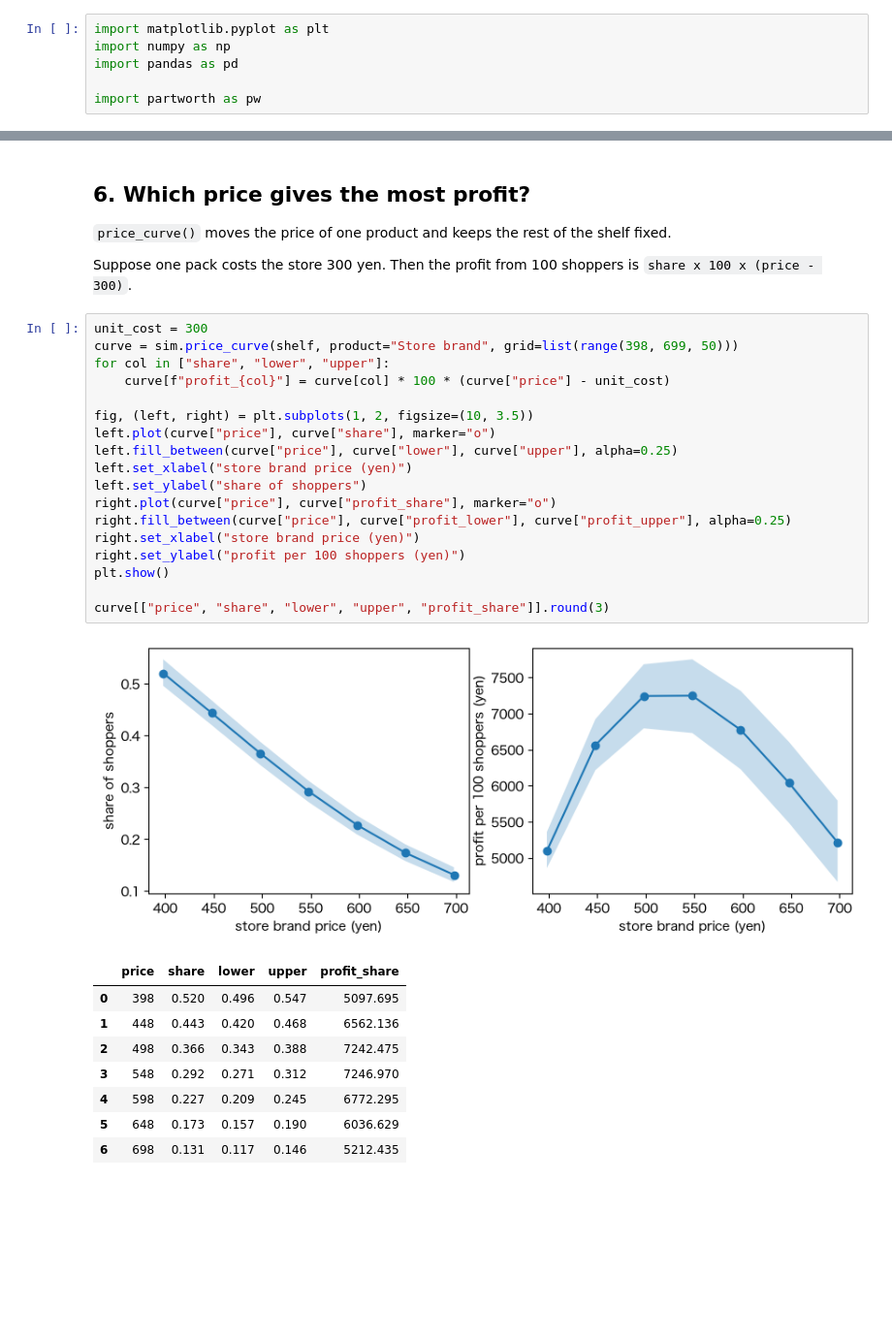
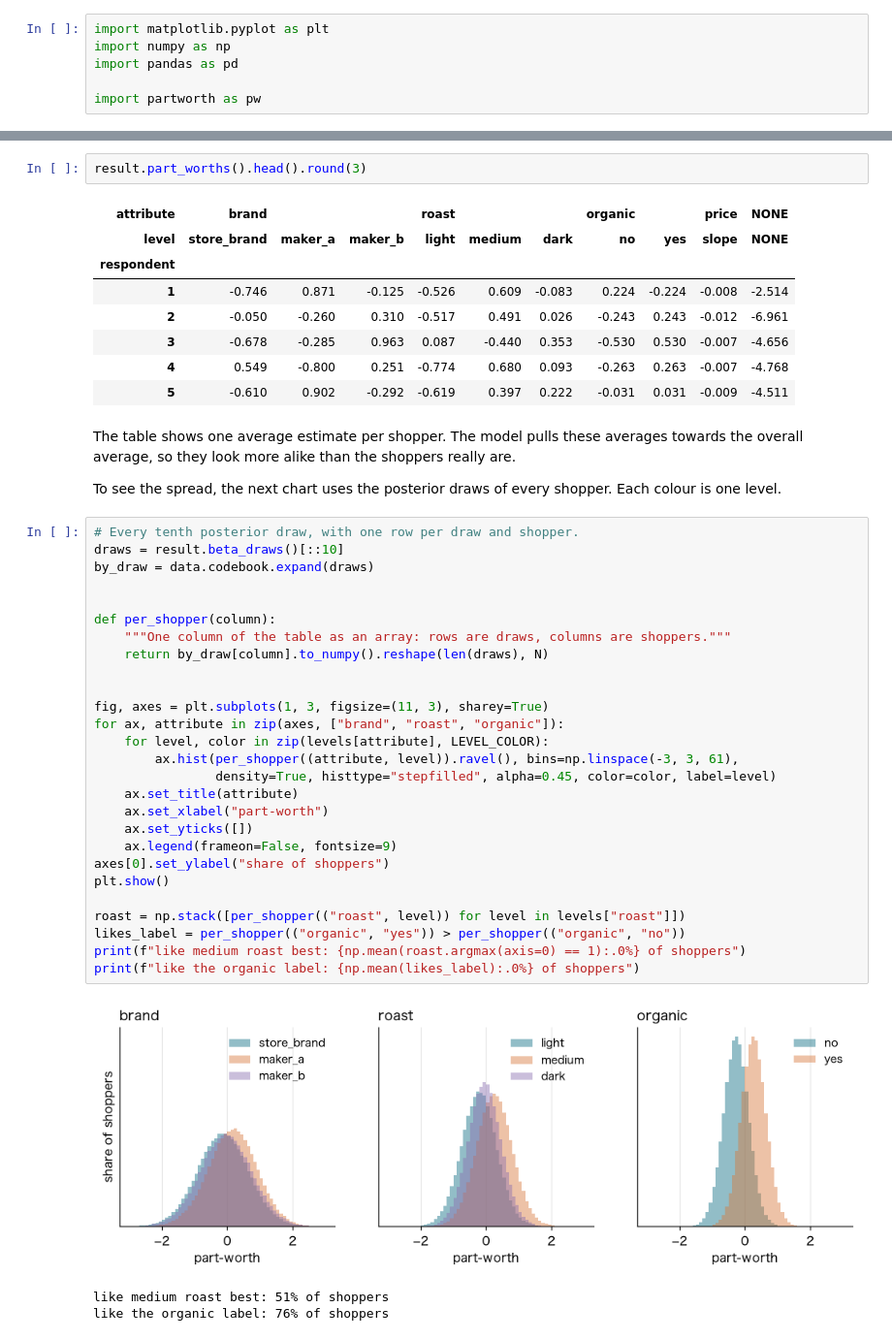
Before and after one commit to kojikojikojikoji/partworth, a Jupyter notebook: examples/retail_survey.ipynb, the cells around one changed output, grey strips where cells are left out. Shown at 97% size. Cells and saved outputs as stored; diff of their text form; blank space fills up the shorter version.

```diff
--- a/examples/retail_survey.ipynb
+++ b/examples/retail_survey.ipynb
@@ -260,36 +267,49 @@ depend on things the survey does not cover, such as shelf position, stock and pr
+# %%
+result.part_worths().head().round(3)
+# %% [output]
+| attribute | brand |  |  | roast |  |  | organic |  | price | NONE |
+| level | store_brand | maker_a | maker_b | light | medium | dark | no | yes | slope | NONE |
+| respondent |  |  |  |  |  |  |  |  |  |  |
+| 1 | -0.746 | 0.871 | -0.125 | -0.526 | 0.609 | -0.083 | 0.224 | -0.224 | -0.008 | -2.514 |
+| 2 | -0.050 | -0.260 | 0.310 | -0.517 | 0.491 | 0.026 | -0.243 | 0.243 | -0.012 | -6.961 |
+| 3 | -0.678 | -0.285 | 0.963 | 0.087 | -0.440 | 0.353 | -0.530 | 0.530 | -0.007 | -4.656 |
+| 4 | 0.549 | -0.800 | 0.251 | -0.774 | 0.680 | 0.093 | -0.263 | 0.263 | -0.007 | -4.768 |
+| 5 | -0.610 | 0.902 | -0.292 | -0.619 | 0.397 | 0.222 | -0.031 | 0.031 | -0.009 | -4.511 |
 # %% [markdown]
-## 6. Which price gives the most profit?
+The table shows one average estimate per shopper. The model pulls these averages towards
+the overall average, so they look more alike than the shoppers really are.
 
-`price_curve()` moves the price of one product and keeps the rest of the shelf fixed.
-
-Suppose one pack costs the store 300 yen. Then the profit from 100 shoppers is
-`share x 100 x (price - 300)`.
+To see the spread, the next chart uses the posterior draws of every shopper. Each colour
+is one level.
 # %%
-unit_cost = 300
-curve = sim.price_curve(shelf, product="Store brand", grid=list(range(398, 699, 50)))
-for col in ["share", "lower", "upper"]:
-    curve[f"profit_{col}"] = curve[col] * 100 * (curve["price"] - unit_cost)
+# Every tenth posterior draw, with one row per draw and shopper.
+draws = result.beta_draws()[::10]
+by_draw = data.codebook.expand(draws)
 
-fig, (left, right) = plt.subplots(1, 2, figsize=(10, 3.5))
-left.plot(curve["price"], curve["share"], marker="o")
-left.fill_between(curve["price"], curve["lower"], curve["upper"], alpha=0.25)
-left.set_xlabel("store brand price (yen)")
-left.set_ylabel("share of shoppers")
-right.plot(curve["price"], curve["profit_share"], marker="o")
-right.fill_between(curve["price"], curve["profit_lower"], curve["profit_upper"], alpha=0.25)
-right.set_xlabel("store brand price (yen)")
-right.set_ylabel("profit per 100 shoppers (yen)")
+
+def per_shopper(column):
+    """One column of the table as an array: rows are draws, columns are shoppers."""
+    return by_draw[column].to_numpy().reshape(len(draws), N)
+
+
+fig, axes = plt.subplots(1, 3, figsize=(11, 3), sharey=True)
+for ax, attribute in zip(axes, ["brand", "roast", "organic"]):
+    for level, color in zip(levels[attribute], LEVEL_COLOR):
+        ax.hist(per_shopper((attribute, level)).ravel(), bins=np.linspace(-3, 3, 61),
+                density=True, histtype="stepfilled", alpha=0.45, color=color, label=level)
+    ax.set_title(attribute)
+    ax.set_xlabel("part-worth")
+    ax.set_yticks([])
+    ax.legend(frameon=False, fontsize=9)
+axes[0].set_ylabel("share of shoppers")
 plt.show()
 
-curve[["price", "share", "lower", "upper", "profit_share"]].round(3)
+roast = np.stack([per_shopper(("roast", level)) for level in levels["roast"]])
+likes_label = per_shopper(("organic", "yes")) > per_shopper(("organic", "no"))
+print(f"like medium roast best: {np.mean(roast.argmax(axis=0) == 1):.0%} of shoppers")
+print(f"like the organic label: {np.mean(likes_label):.0%} of shoppers")
 # %% [output]
-[figure, old version]
+[figure, new version]
-|  | price | share | lower | upper | profit_share |
-| 0 | 398 | 0.520 | 0.496 | 0.547 | 5097.695 |
-| 1 | 448 | 0.443 | 0.420 | 0.468 | 6562.136 |
-| 2 | 498 | 0.366 | 0.343 | 0.388 | 7242.475 |
-| 3 | 548 | 0.292 | 0.271 | 0.312 | 7246.970 |
-| 4 | 598 | 0.227 | 0.209 | 0.245 | 6772.295 |
-| 5 | 648 | 0.173 | 0.157 | 0.190 | 6036.629 |
-| 6 | 698 | 0.131 | 0.117 | 0.146 | 5212.435 |
+like medium roast best: 51% of shoppers
+like the organic label: 76% of shoppers
 # %% [markdown]
```
Also changed, not shown: parts of 53 cells of this notebook, 5 other files.
